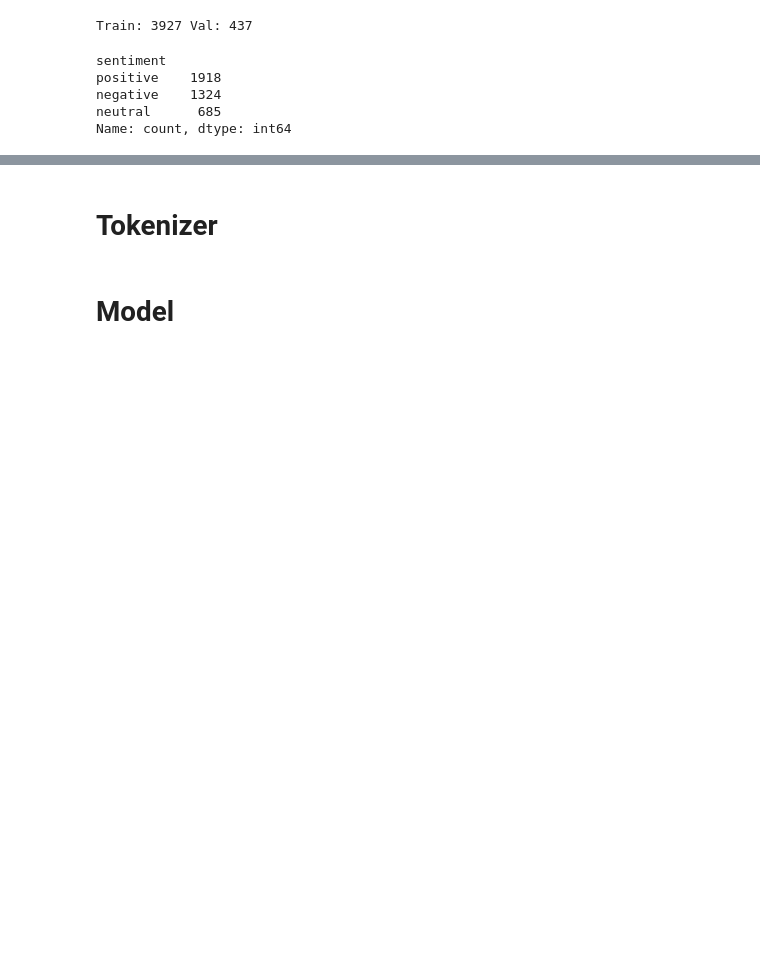
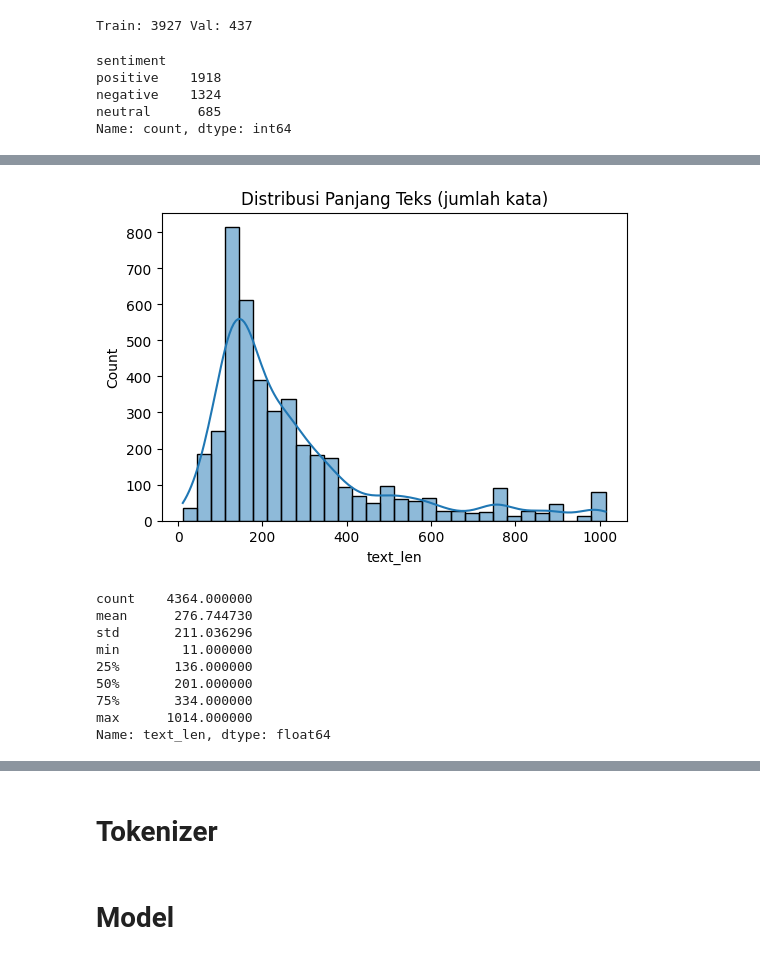
Before and after one commit to keanugonza/tubes-nlp, a Jupyter notebook: task/absa/DeBERTa.ipynb, the cells around one changed output, grey strips where cells are left out. Cells and saved outputs as stored; diff of their text form; code cells hidden in the pictures; blank space fills up the shorter version.

```diff
--- a/task/absa/DeBERTa.ipynb
+++ b/task/absa/DeBERTa.ipynb
@@ -70,0 +115,19 @@ Name: count, dtype: int64
+# %%
+df['text_len'] = df['text'].apply(lambda x: len(x.split()))
+plt.figure(figsize=(6,4))
+sns.histplot(df['text_len'], bins=30, kde=True)
+plt.title("Distribusi Panjang Teks (jumlah kata)")
+plt.show()
+
+df['text_len'].describe()
+# %% [output]
+[figure, added]
+count    4364.000000
+mean      276.744730
+std       211.036296
+min        11.000000
+25%       136.000000
+50%       201.000000
+75%       334.000000
+max      1014.000000
+Name: text_len, dtype: float64
```
Also changed, not shown: parts of 5 cells of this notebook, 4 other files.
